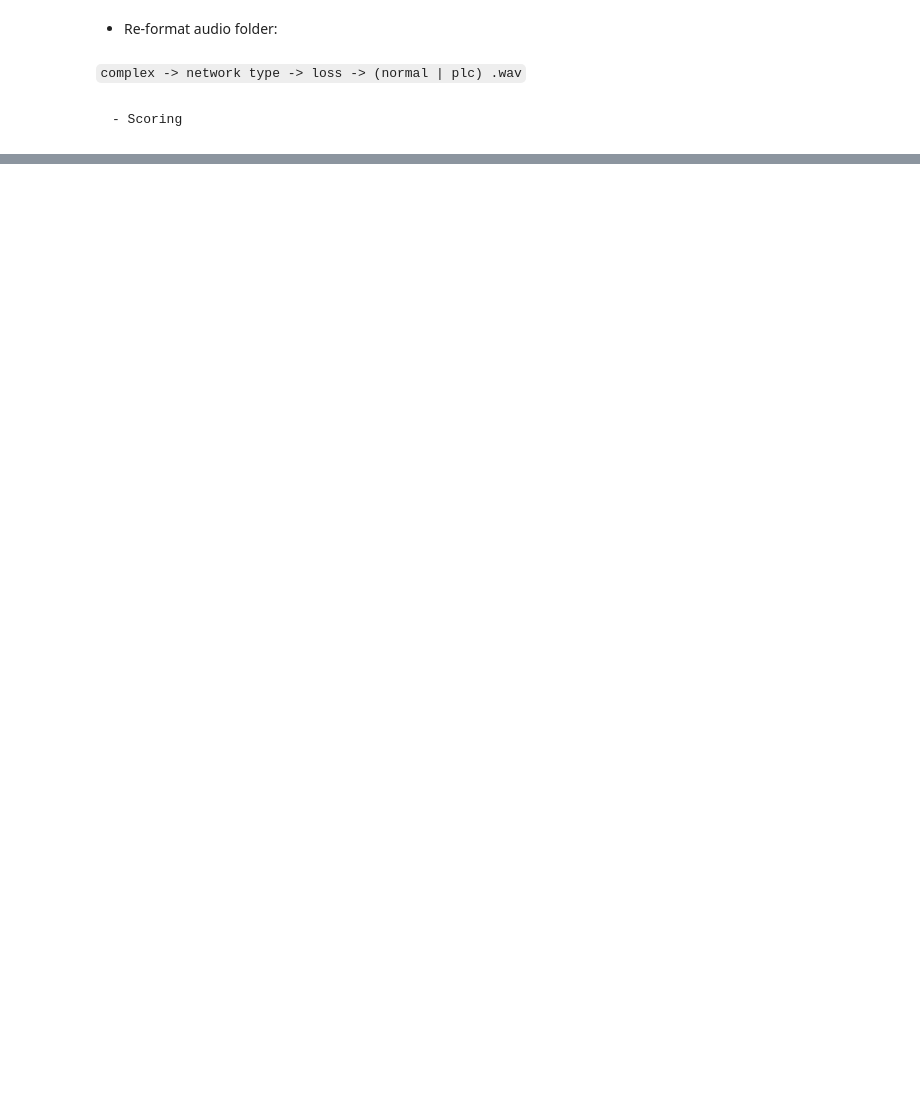
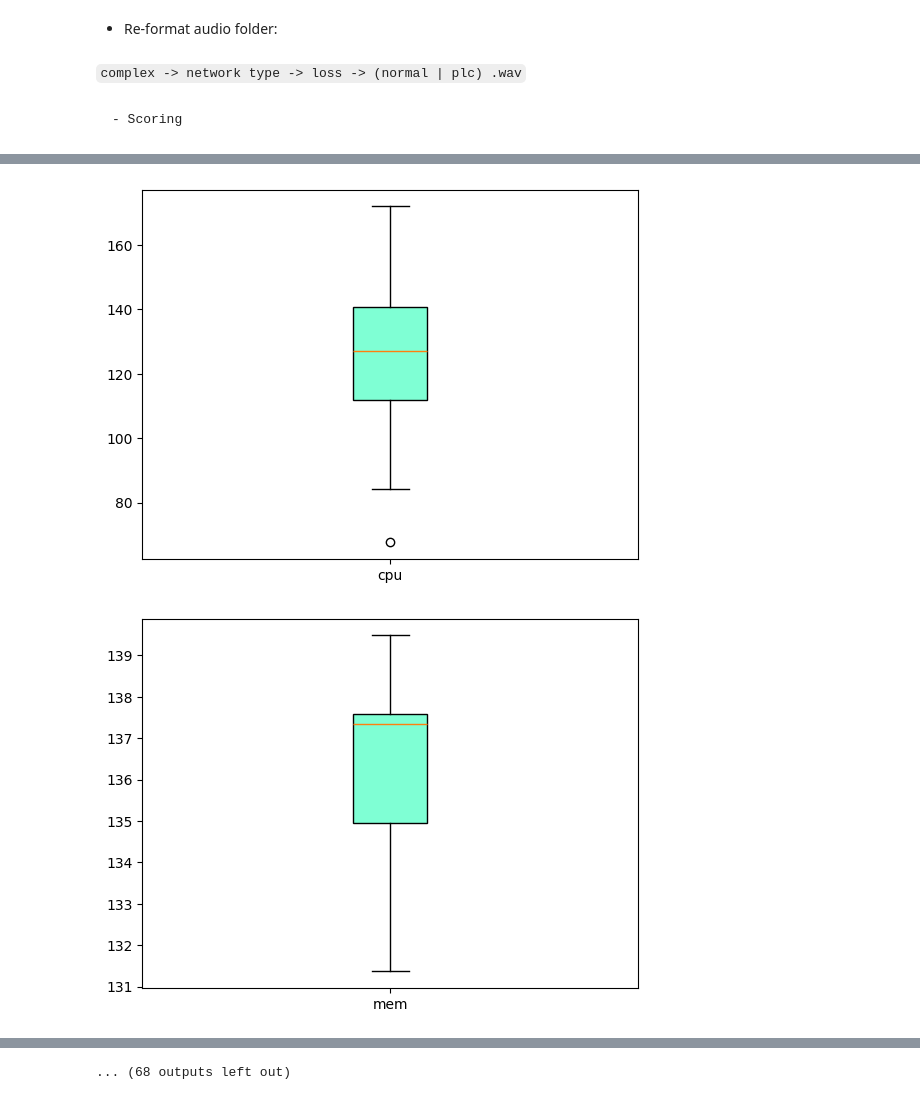
Before and after one commit to dangnguyenphuc/packet-loss-simulator, a Jupyter notebook: PLCMOS/main.ipynb, the cells around one changed output, grey strips where cells are left out. Saved outputs shown, nothing was run; the diff lists cells and outputs as text; code cells hidden in the pictures; blank space fills up the shorter version.

Commit message:
Draw boxplot for stat logs

```diff
--- a/PLCMOS/main.ipynb
+++ b/PLCMOS/main.ipynb
@@ -380,0 +356,4 @@ InvalidArgument: [ONNXRuntimeError] : 2 : INVALID_ARGUMENT : Non-zero status cod
+# %%
+OPUS_V_1_3_STAT_FOLDER = "/home/dangnp/workspace/cpu-ram-log-opus1.3"
+OPUS_V_1_5_STAT_FOLDER = "/home/dangnp/workspace/cpu-ram-log-opus1.5"
+STAT_TYPE = ["cpu", "mem"]
@@ -380,0 +438,35 @@ InvalidArgument: [ONNXRuntimeError] : 2 : INVALID_ARGUMENT : Non-zero status cod
+# %%
+import matplotlib.pyplot as plt
+def drawBoxPlot(data, complex, type, mode, version):
+
+    fig, ax = plt.subplots()
+    bplot = ax.boxplot([data], patch_artist=True, labels=[type])
+
+    # Add color
+    match type:
+        case "cpu":
+            bplot['boxes'][0].set_facecolor('aquamarine')
+        case "mem":
+            bplot['boxes'][0].set_facecolor('peachpuff')
+        case "_":
+            return
+    bplot['boxes'][0].set_facecolor('aquamarine')
+    plt.savefig(f"{version}/{type}/{mode}/com{complex}.png", dpi=300, bbox_inches='tight')
+# %%
+for version in ["1.3", "1.5"]:
+    os.makedirs(version, exist_ok=True)
+    for stat in STAT_TYPE:
+        os.makedirs(version + "/" + stat, exist_ok=True)
+        for mode in ["normal", "plc"]:
+            os.makedirs(version + "/" + stat + "/" + mode, exist_ok=True)
+
+
+for version in ["1.3", "1.5"]:
+    for complex in range(1,10+1):
+        for mode in ["normal", "plc"]:
+            for type in STAT_TYPE:
+                data = getStatArray(complexity=complex, mode=mode, type=type, version=version)
+                drawBoxPlot(data, complex, type, mode, version)
+# %% [output]
+[figure, added]
+[figure, added]
@@ -380,0 +483 @@ InvalidArgument: [ONNXRuntimeError] : 2 : INVALID_ARGUMENT : Non-zero status cod
+... (68 outputs left out)
```
Also changed, not shown: parts of 9 cells of this notebook, 1 other file.
